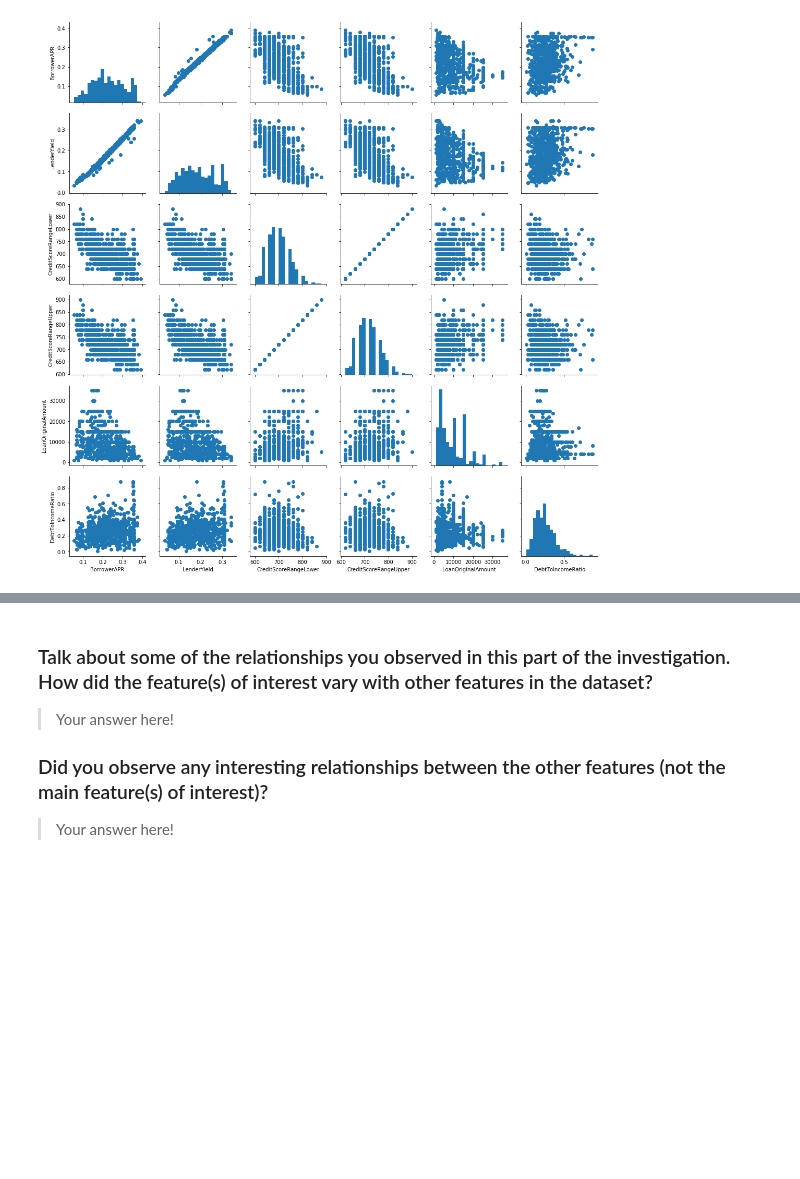
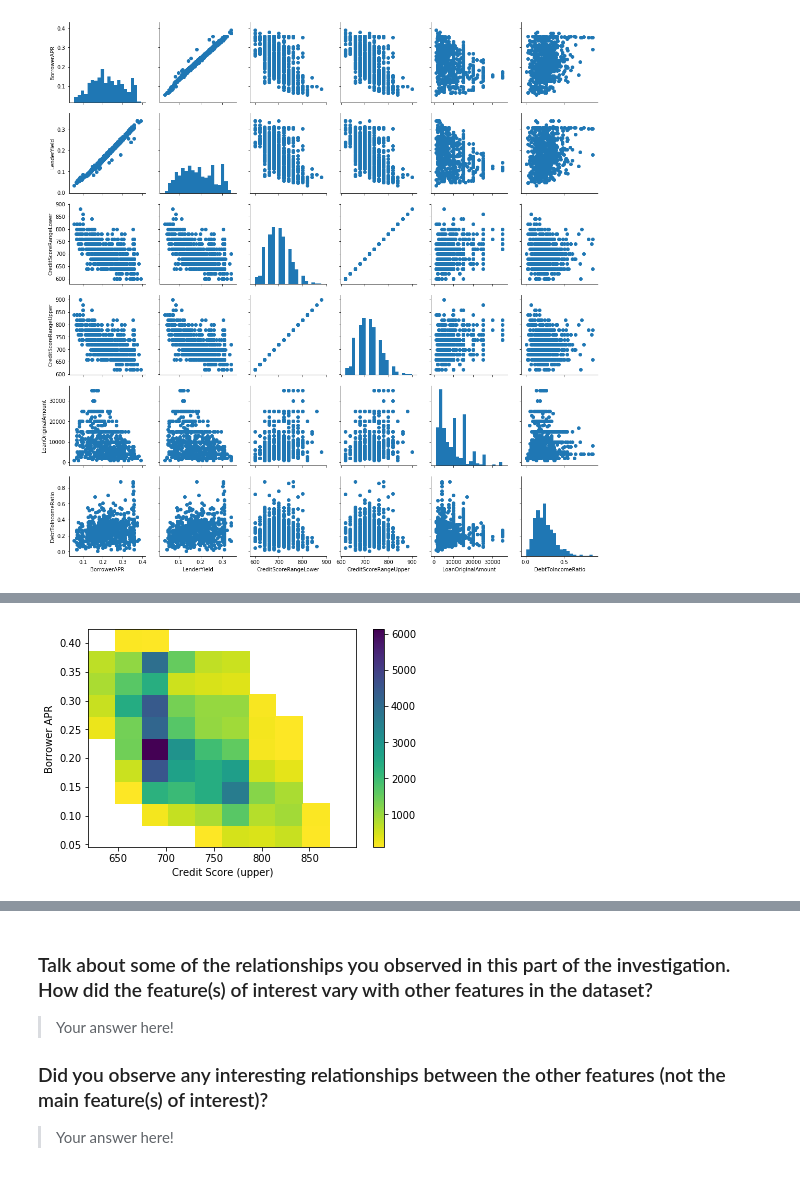
Before and after one commit to vijayelango/CommunicateDataFindings, a Jupyter notebook: exploration_template.ipynb, the cells around one changed output, grey strips where cells are left out. Drawn from its saved outputs; the diff is of its cells as text; code cells hidden in the pictures; blank space fills up the shorter version.

```diff
--- a/exploration_template.ipynb
+++ b/exploration_template.ipynb
@@ -531,0 +536,8 @@ g.map_offdiag(plt.scatter)
+# %%
+plt.hist2d(data = df1, x = 'CreditScoreRangeUpper', y = 'BorrowerAPR',
+             cmap = 'viridis_r', cmin = 100);
+plt.colorbar()
+plt.xlabel('Credit Score (upper)')
+plt.ylabel('Borrower APR');
+# %% [output]
+[figure, added]
```
Also changed, not shown: parts of 20 cells of this notebook.
